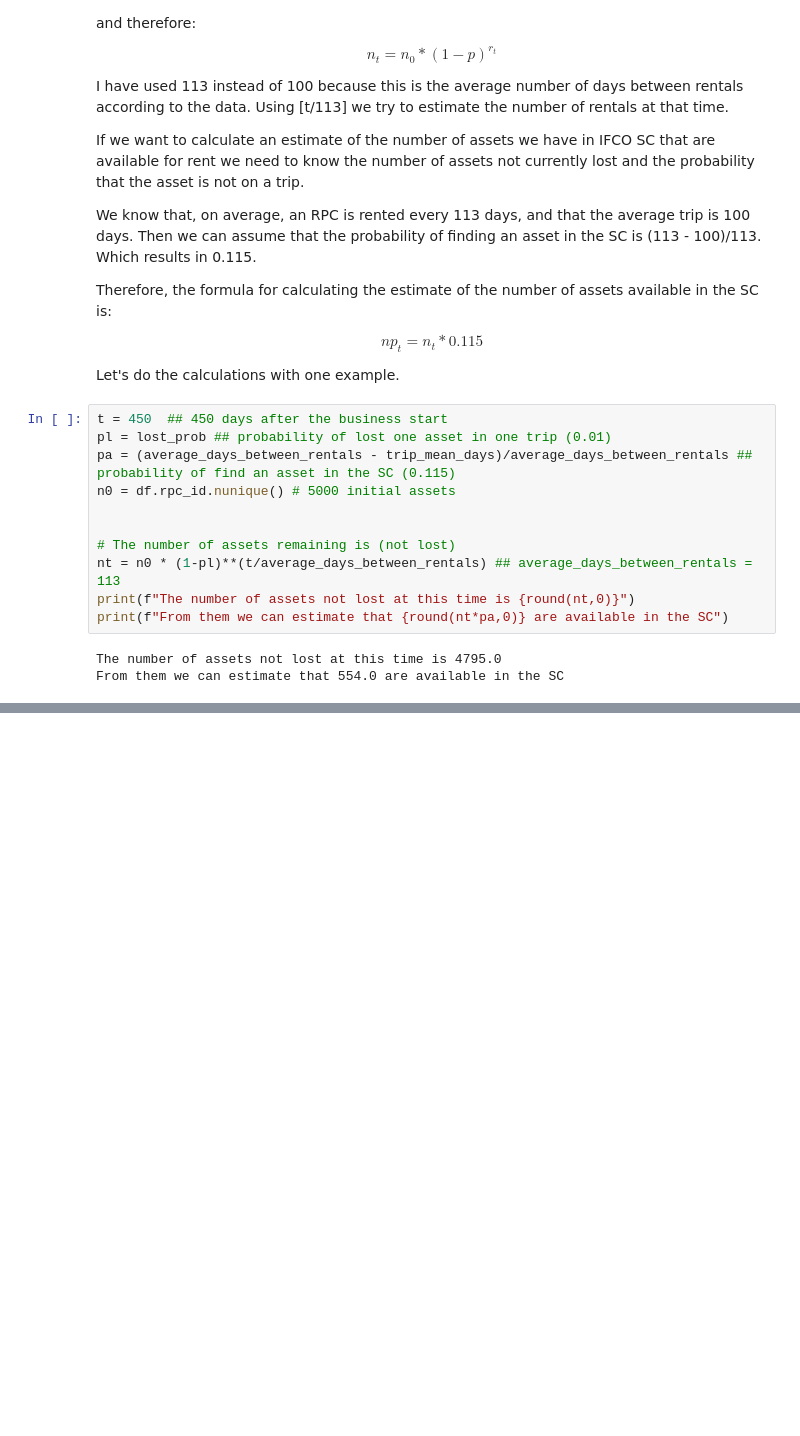
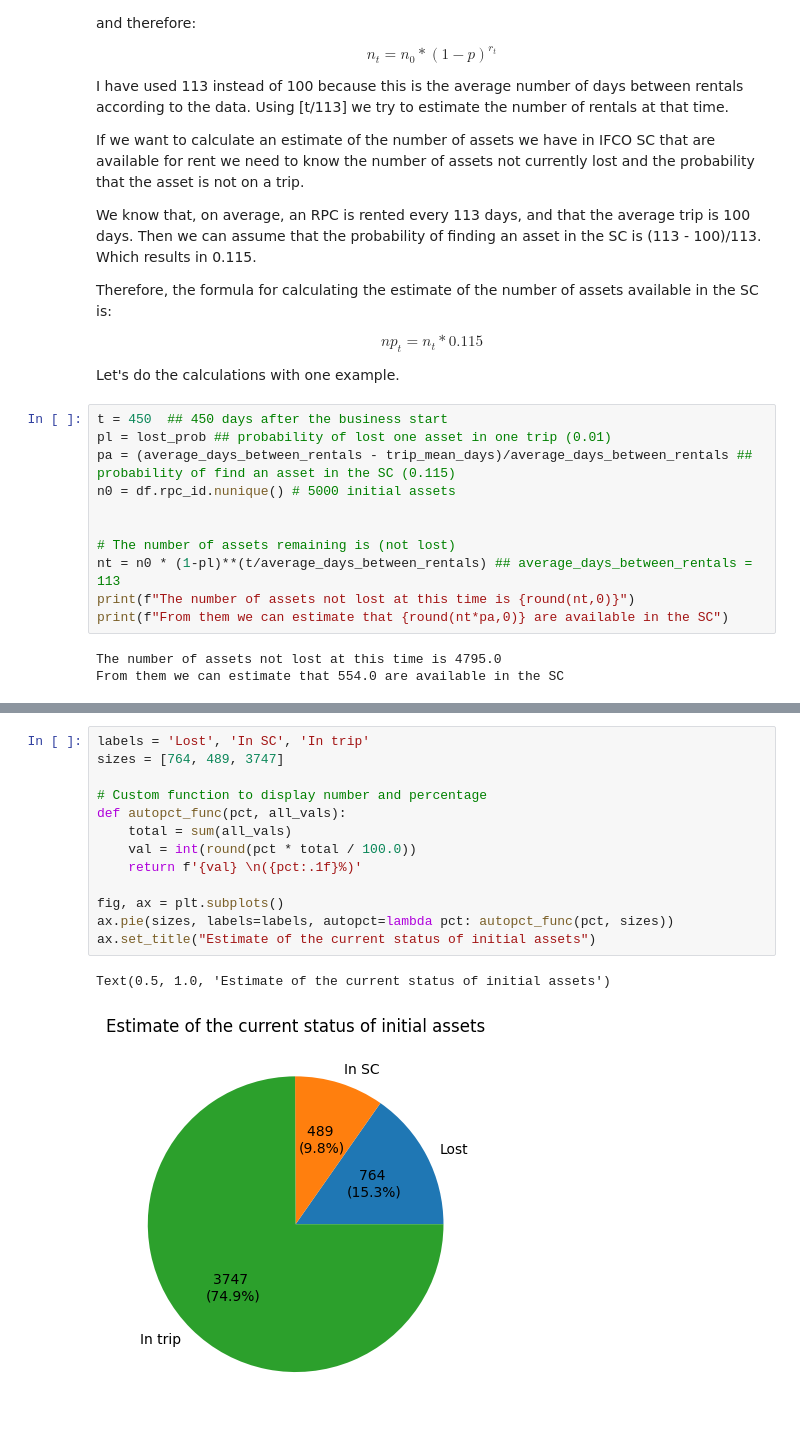
Before and after one commit to merce78/data-science-test-solution, a Jupyter notebook: solution_dev.ipynb, the cells around one changed output, grey strips where cells are left out. Saved outputs shown, nothing was run; the diff lists cells and outputs as text; blank space fills up the shorter version.

```diff
--- a/solution_dev.ipynb
+++ b/solution_dev.ipynb
@@ -191,0 +203,16 @@ From them we can estimate that 554.0 are available in the SC
+# %%
+labels = 'Lost', 'In SC', 'In trip'
+sizes = [764, 489, 3747]
+
+# Custom function to display number and percentage
+def autopct_func(pct, all_vals):
+    total = sum(all_vals)
+    val = int(round(pct * total / 100.0))
+    return f'{val} \n({pct:.1f}%)'
+
+fig, ax = plt.subplots()
+ax.pie(sizes, labels=labels, autopct=lambda pct: autopct_func(pct, sizes))
+ax.set_title("Estimate of the current status of initial assets")
+# %% [output]
+Text(0.5, 1.0, 'Estimate of the current status of initial assets')
+[figure, added]
```
Also changed, not shown: parts of 5 cells of this notebook, 1 other file.
